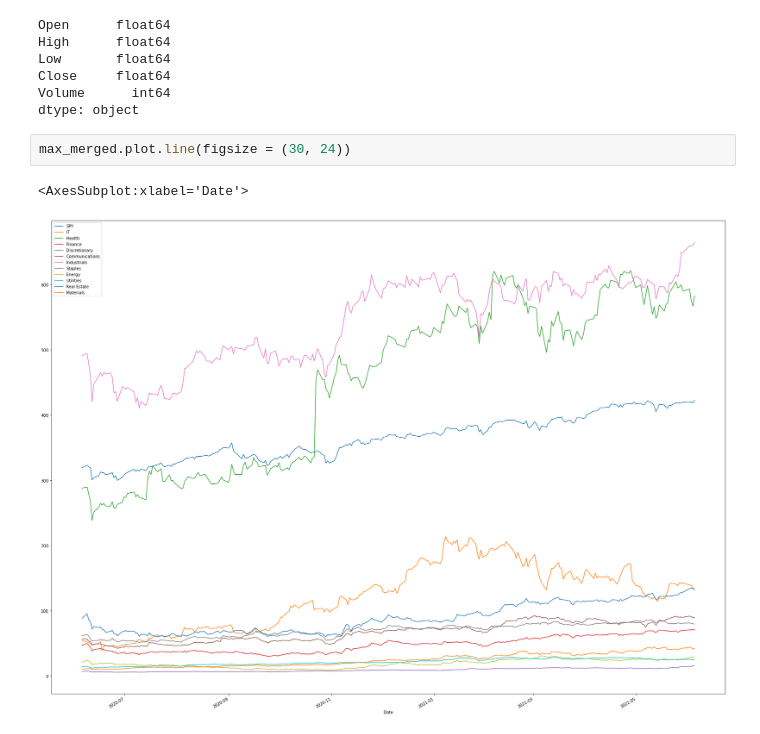
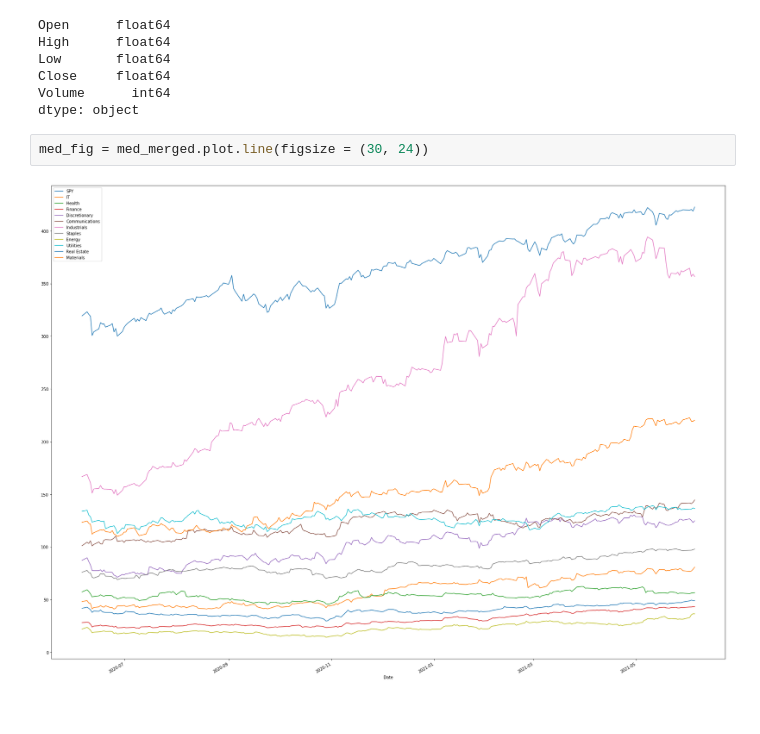
Before and after one commit to jdfwsp/should_you_invest_in_meme_stocks, a Jupyter notebook: Notebooks/full_data.ipynb, the cells around one changed output. Saved outputs shown, nothing was run; the diff lists cells and outputs as text.

```diff
--- a/Notebooks/full_data.ipynb
+++ b/Notebooks/full_data.ipynb
@@ -81,7 +91,6 @@ Close     float64
 Volume      int64
 dtype: object
 # %%
-max_merged.plot.line(figsize = (30, 24))
+med_fig = med_merged.plot.line(figsize = (30, 24))
 # %% [output]
-<AxesSubplot:xlabel='Date'>
-[figure, old version]
+[figure, new version]
```
Also changed, not shown: parts of 3 cells of this notebook, 2 other files.
